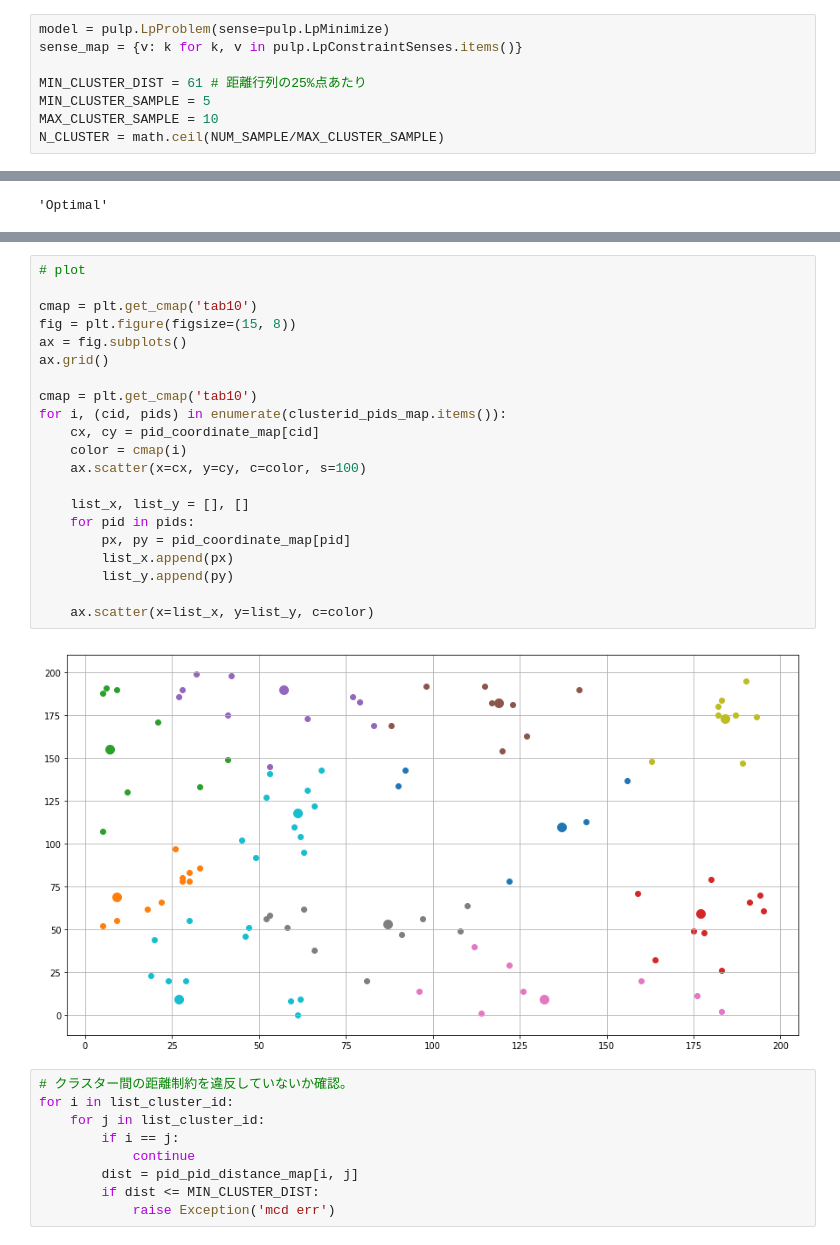
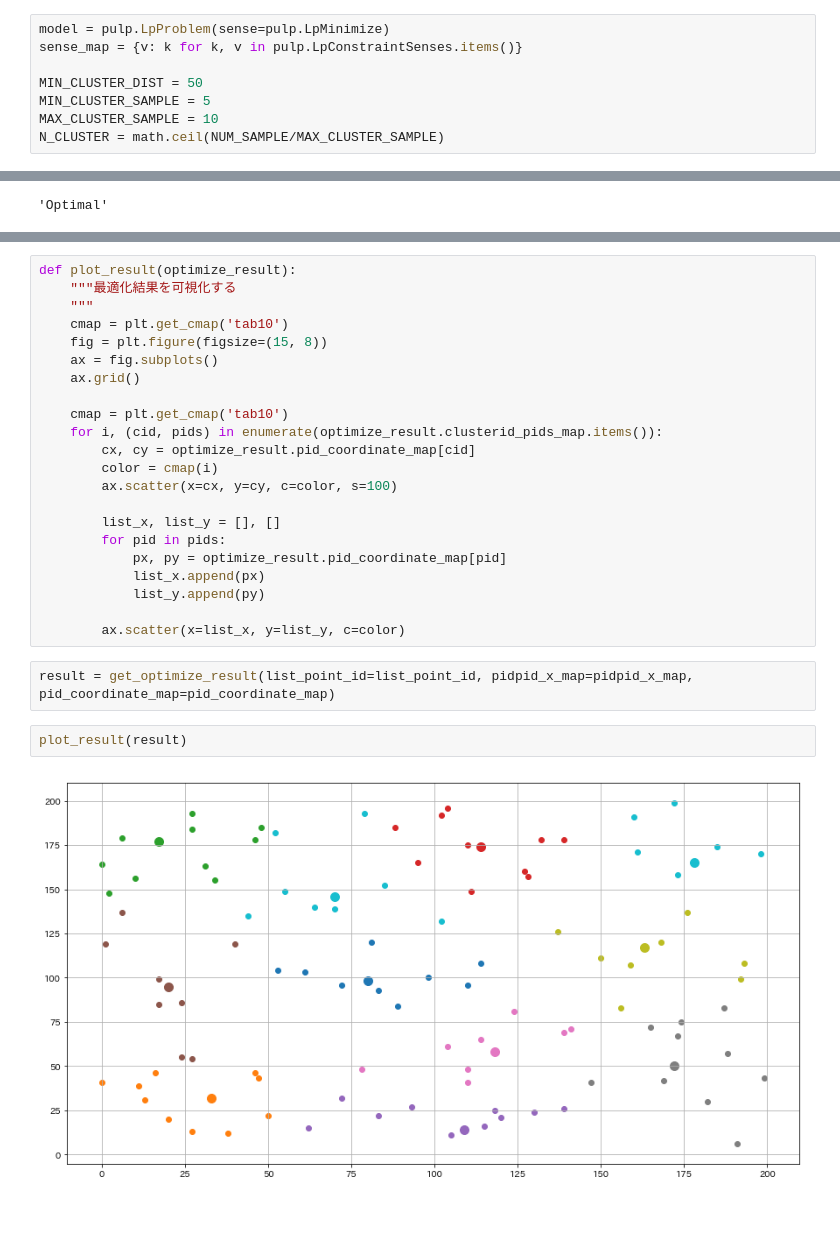
Before and after one commit to sohsugi1108/optimization, a Jupyter notebook: try_optimize_clustering.ipynb, the cells around one changed output, grey strips where cells are left out. Cells and saved outputs as stored; diff of their text form; blank space fills up the shorter version.

```diff
--- a/try_optimize_clustering.ipynb
+++ b/try_optimize_clustering.ipynb
@@ -81,7 +81,7 @@ $$
 model = pulp.LpProblem(sense=pulp.LpMinimize)
 sense_map = {v: k for k, v in pulp.LpConstraintSenses.items()}
 
-MIN_CLUSTER_DIST = 61 # 距離行列の25%点あたり
+MIN_CLUSTER_DIST = 50
 MIN_CLUSTER_SAMPLE = 5
 MAX_CLUSTER_SAMPLE = 10
 N_CLUSTER = math.ceil(NUM_SAMPLE/MAX_CLUSTER_SAMPLE)
@@ -190,32 +216,28 @@ for pid, cid in pid_clusterid_map.items():
 # %%
-# plot
+def plot_result(optimize_result):
+    """最適化結果を可視化する
+    """
+    cmap = plt.get_cmap('tab10')
+    fig = plt.figure(figsize=(15, 8))
+    ax = fig.subplots()
+    ax.grid()
 
-cmap = plt.get_cmap('tab10')
-fig = plt.figure(figsize=(15, 8))
-ax = fig.subplots()
-ax.grid()
+    cmap = plt.get_cmap('tab10')
+    for i, (cid, pids) in enumerate(optimize_result.clusterid_pids_map.items()):
+        cx, cy = optimize_result.pid_coordinate_map[cid]
+        color = cmap(i)
+        ax.scatter(x=cx, y=cy, c=color, s=100)
 
-cmap = plt.get_cmap('tab10')
-for i, (cid, pids) in enumerate(clusterid_pids_map.items()):
-    cx, cy = pid_coordinate_map[cid]
-    color = cmap(i)
-    ax.scatter(x=cx, y=cy, c=color, s=100)
+        list_x, list_y = [], []
+        for pid in pids:
+            px, py = optimize_result.pid_coordinate_map[pid]
+            list_x.append(px)
+            list_y.append(py)
 
-    list_x, list_y = [], []
-    for pid in pids:
-        px, py = pid_coordinate_map[pid]
-        list_x.append(px)
-        list_y.append(py)
-
-    ax.scatter(x=list_x, y=list_y, c=color)
+        ax.scatter(x=list_x, y=list_y, c=color)
-# %% [output]
-[figure, removed]
-# %%
-# クラスター間の距離制約を違反していないか確認。
-for i in list_cluster_id:
-    for j in list_cluster_id:
-        if i == j:
-            continue
-        dist = pid_pid_distance_map[i, j]
-        if dist <= MIN_CLUSTER_DIST:
-            raise Exception('mcd err')
+# %%
+result = get_optimize_result(list_point_id=list_point_id, pidpid_x_map=pidpid_x_map, pid_coordinate_map=pid_coordinate_map)
+# %%
+plot_result(result)
+# %% [output]
+[figure, added]
```
Also changed, not shown: parts of 10 cells of this notebook.
